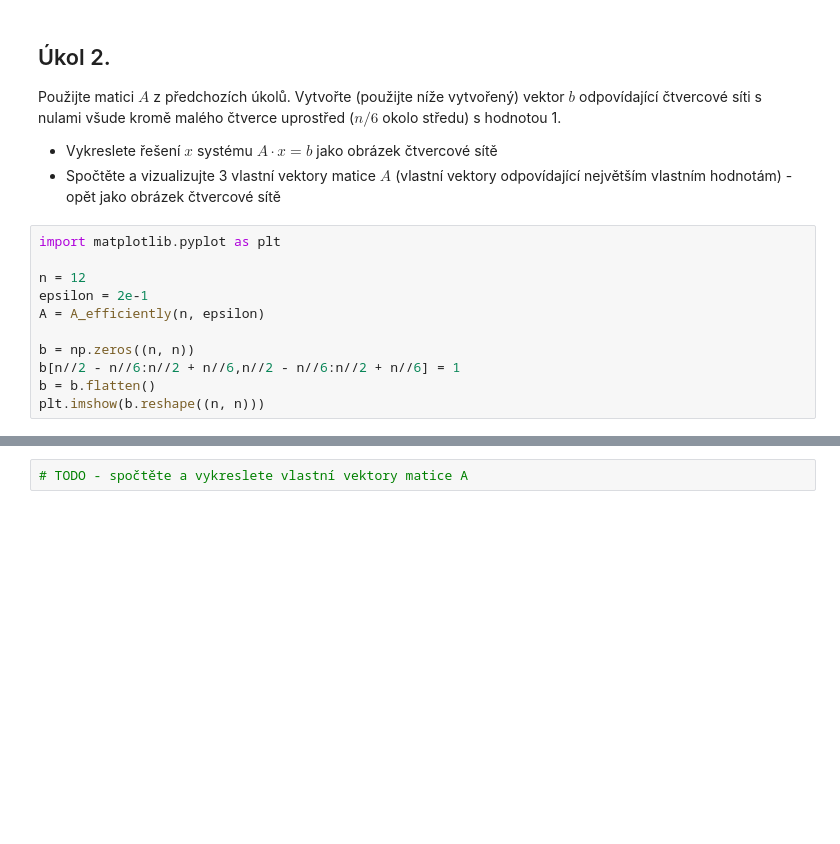
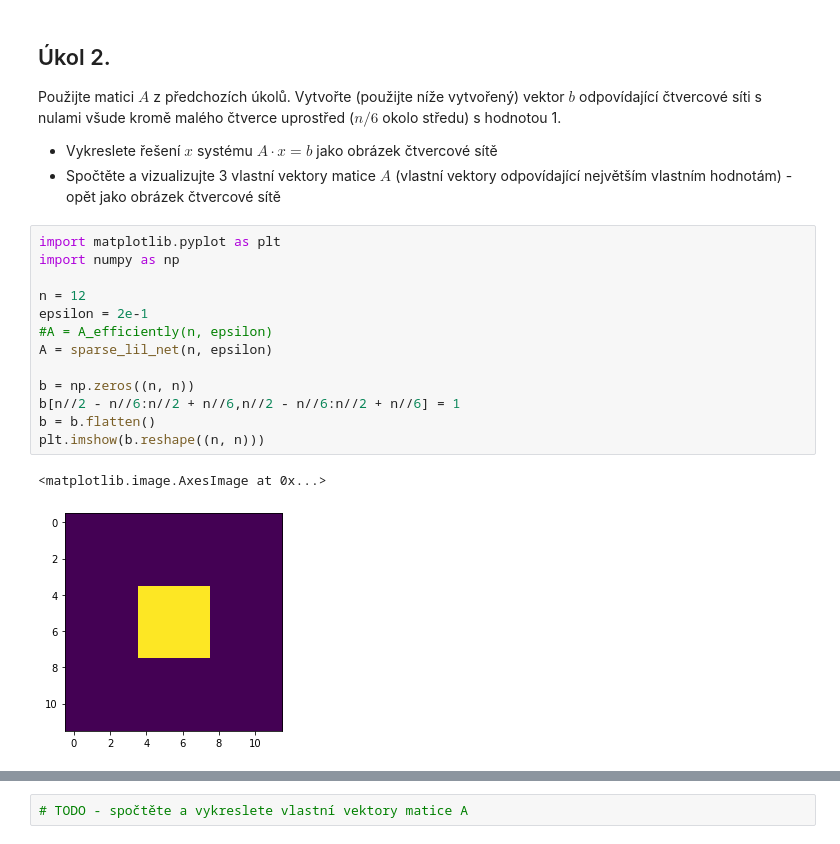
Before and after one commit to TAB0048/vvp-DU, a Jupyter notebook: DU5/DU5.ipynb, the cells around one changed output, grey strips where cells are left out. Drawn from its saved outputs; the diff is of its cells as text; blank space fills up the shorter version.

```diff
--- a/DU5/DU5.ipynb
+++ b/DU5/DU5.ipynb
@@ -124,14 +146,19 @@ Použijte matici $A$ z předchozích úkolů. Vytvořte (použijte níže vytvo
 - Spočtěte a vizualizujte 3 vlastní vektory matice $A$ (vlastní vektory odpovídající největším vlastním hodnotám) - opět jako obrázek čtvercové sítě
 # %%
 import matplotlib.pyplot as plt
+import numpy as np
 
 n = 12
 epsilon = 2e-1
-A = A_efficiently(n, epsilon)
+#A = A_efficiently(n, epsilon)
+A = sparse_lil_net(n, epsilon)
 
 b = np.zeros((n, n))
 b[n//2 - n//6:n//2 + n//6,n//2 - n//6:n//2 + n//6] = 1
 b = b.flatten()
 plt.imshow(b.reshape((n, n)))
+# %% [output]
+<matplotlib.image.AxesImage at 0x...>
+[figure, added]
 # %%
 import scipy as sp
```
Also changed, not shown: parts of 7 cells of this notebook.
